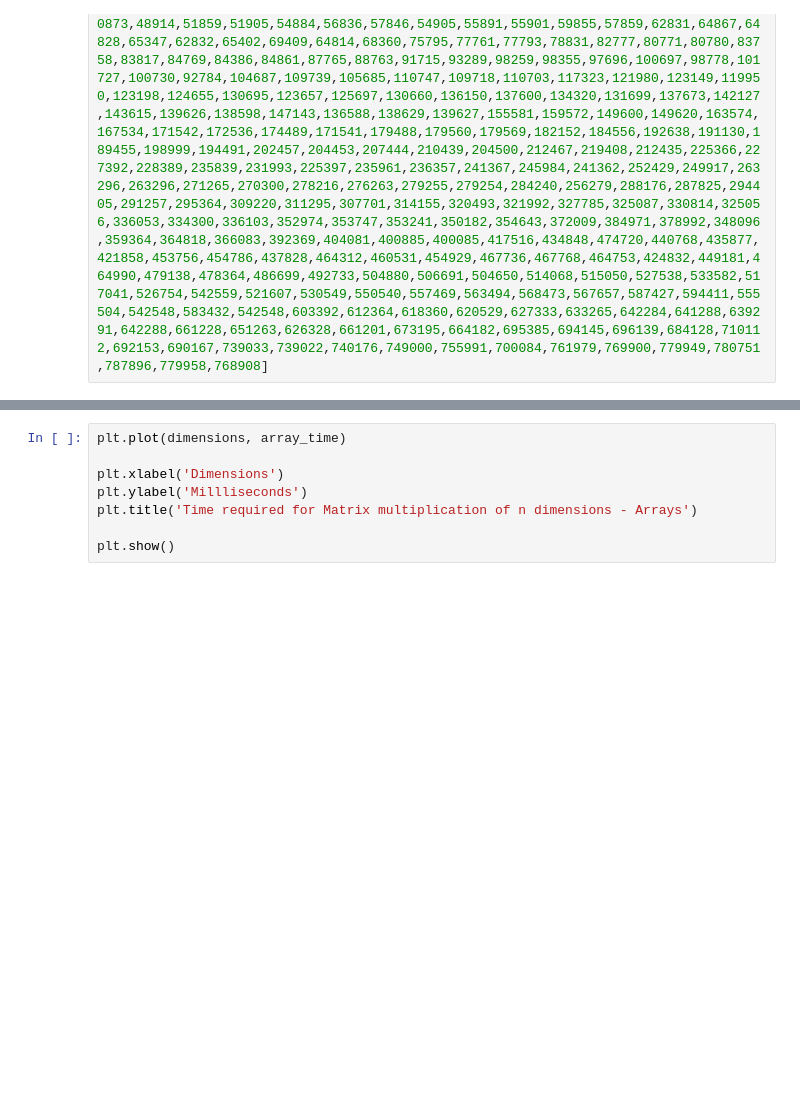
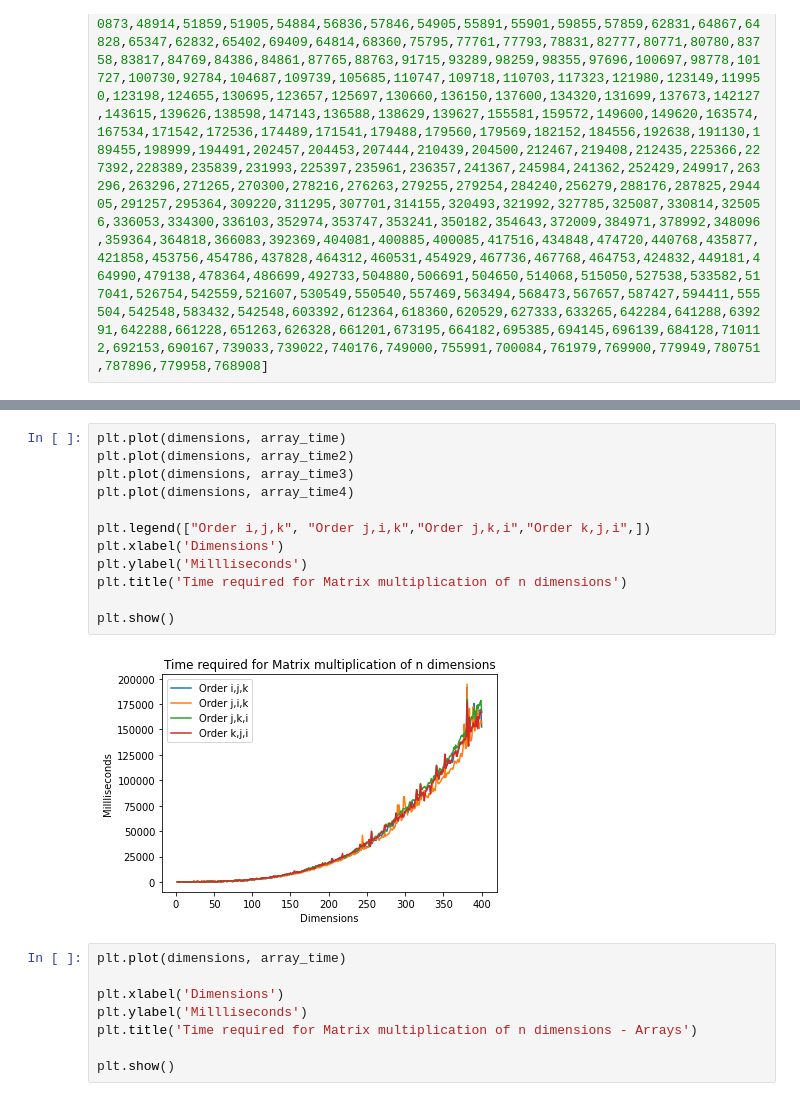
Before and after one commit to neelparekh9/matrix-multiplication-analysis, a Jupyter notebook: plot.ipynb, the cells around one changed output, grey strips where cells are left out. Drawn from its saved outputs; the diff is of its cells as text; blank space fills up the shorter version.

Commit message:
More plots!

```diff
--- a/plot.ipynb
+++ b/plot.ipynb
@@ -10,3 +20,17 @@ vector_time = [0,0,0,0,0,0,0,0,0,0,0,0,0,0,0,0,0,0,0,964,0,0,0,0,997,0,999,0,0,9
+# %%
+plt.plot(dimensions, array_time)
+plt.plot(dimensions, array_time2)
+plt.plot(dimensions, array_time3)
+plt.plot(dimensions, array_time4)
+
+plt.legend(["Order i,j,k", "Order j,i,k","Order j,k,i","Order k,j,i",])
+plt.xlabel('Dimensions')
+plt.ylabel('Millliseconds')
+plt.title('Time required for Matrix multiplication of n dimensions')
+
+plt.show()
+# %% [output]
+[figure, added]
 # %%
 plt.plot(dimensions, array_time)
 
```
Also changed, not shown: parts of 5 cells of this notebook.
